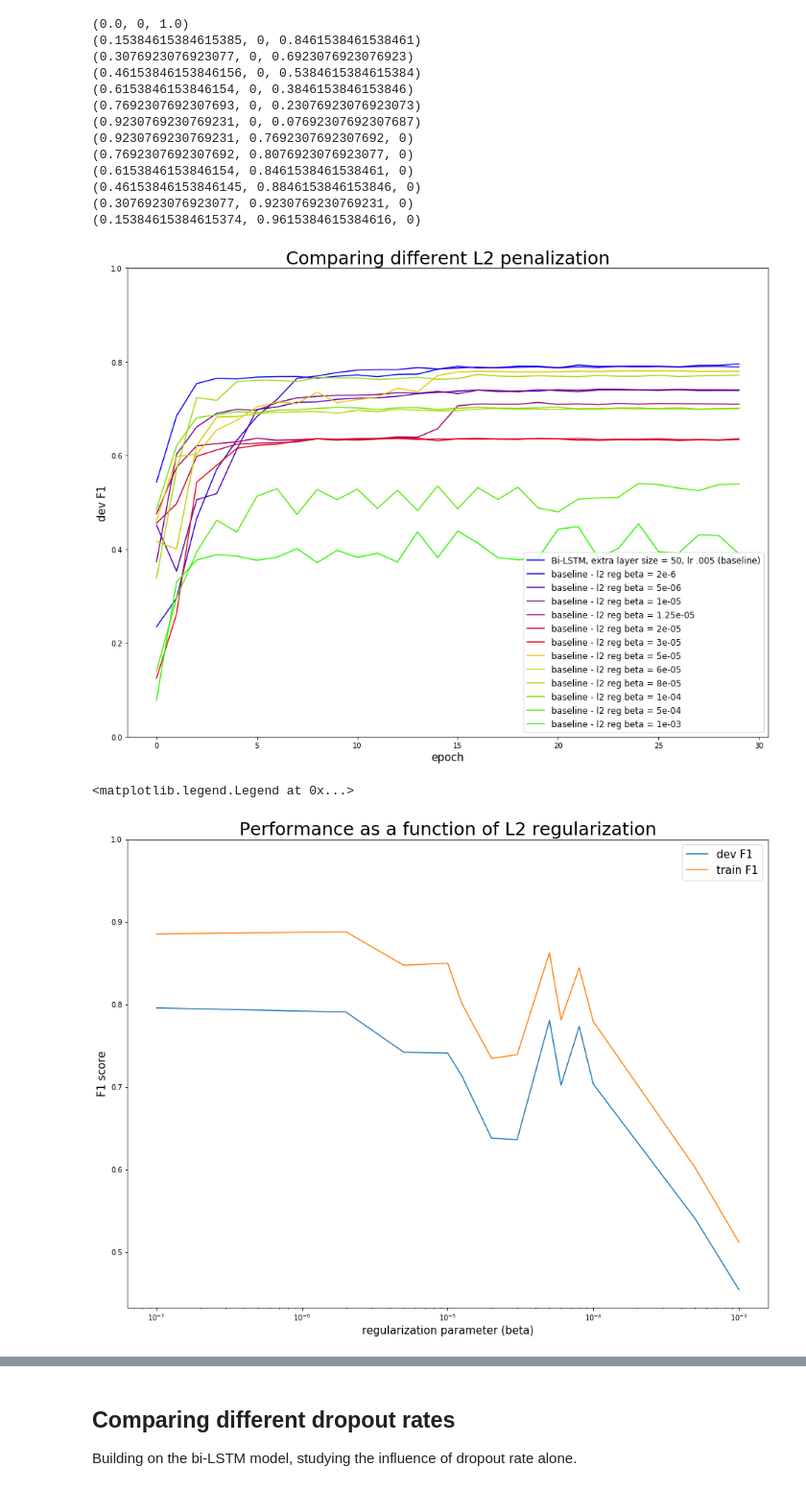
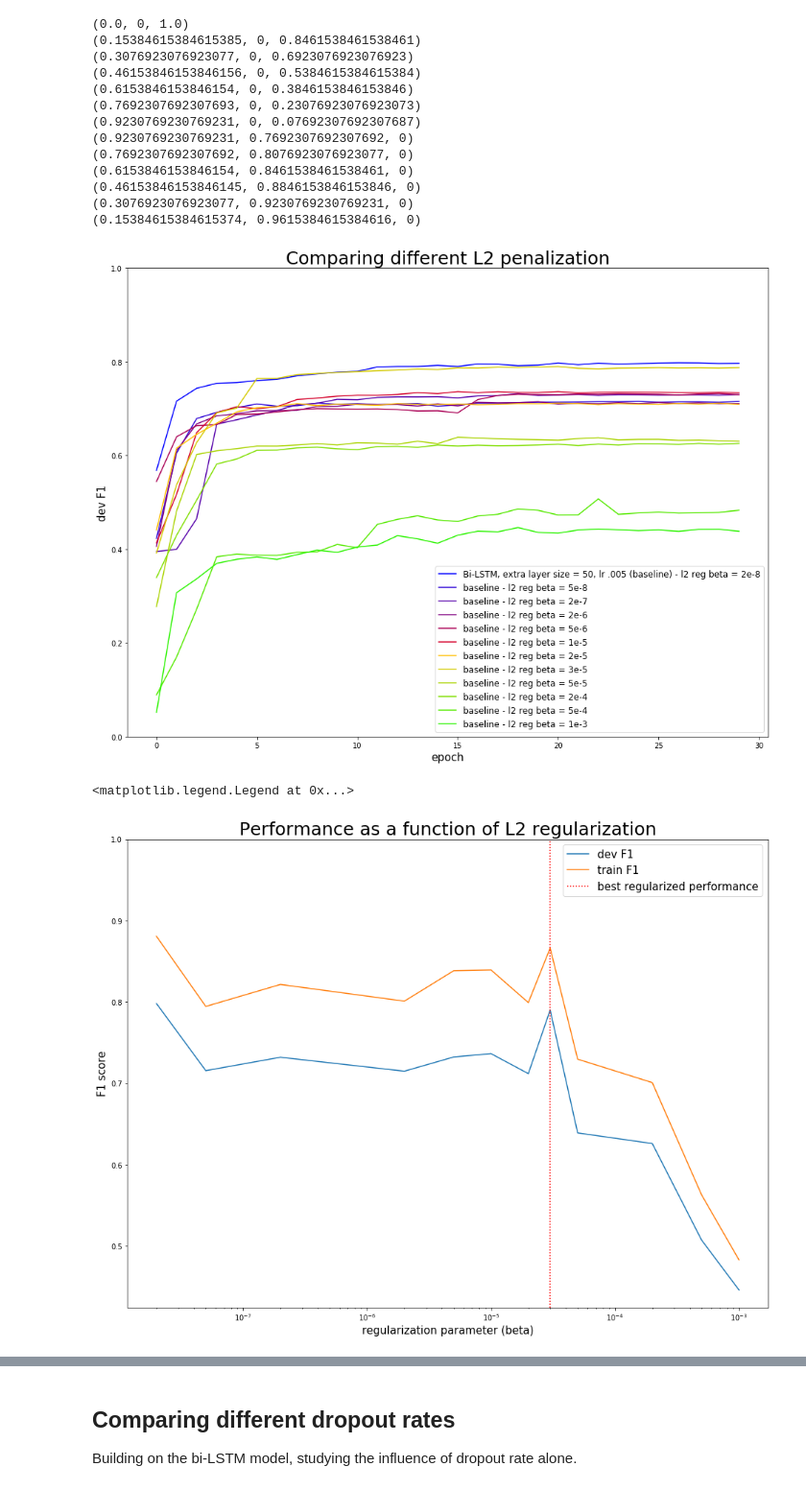
Before and after one commit to vincentbillaut/neuralNER, a Jupyter notebook: notebooks/VisualizeRuns.ipynb, the cells around one changed output, grey strips where cells are left out. Shown at 96% size. Saved outputs shown, nothing was run; the diff lists cells and outputs as text; code cells hidden in the pictures.

```diff
--- a/notebooks/VisualizeRuns.ipynb
+++ b/notebooks/VisualizeRuns.ipynb
@@ -140,18 +140,18 @@ Building on the bi-LSTM model, studying the influence of regularization alone.
 
 # new version
 l2_monitored_runs = [
-    "../results/BiLSTMConfig//",
-    "../results/BiLSTMConfig//",
-    "../results/BiLSTMConfig//",
-    "../results/BiLSTMConfig//",
+    "../results/BiLSTMConfig/20180321_064541-4f0a/",
+    "../results/BiLSTMConfig/20180321_061921-f9df/",
+    "../results/BiLSTMConfig/20180321_055255-fc87/",
+    "../results/BiLSTMConfig/20180321_051010-87f7/",
     "../results/BiLSTMConfig/20180320_234029-7c9a/",
-    "../results/BiLSTMConfig//",
-    "../results/BiLSTMConfig//",
-    "../results/BiLSTMConfig//",
+    "../results/BiLSTMConfig/20180321_042557-bd7a/",
+    "../results/BiLSTMConfig/20180321_034157-f6cf/",
+    "../results/BiLSTMConfig/20180321_025804-fb89/",
     "../results/BiLSTMConfig/20180320_233933-37de/",
-    "../results/BiLSTMConfig//",
-    "../results/BiLSTMConfig//",
-    "../results/BiLSTMConfig//",
+    "../results/BiLSTMConfig/20180321_021414-4d81/",
+    "../results/BiLSTMConfig/20180320_234006-0048/",
+    "../results/BiLSTMConfig/20180321_013004-e360/",
 ]
 
 l2_labels = [
@@ -235,21 +238,23 @@ plt.legend(fontsize=12)
 
 plt.show()
 # %% [output]
-[figure, old version]
+[figure, new version]
 # %%
 # plot of best dev f1 as function of regularization
 
 plt.figure(figsize = (16, 12))
 
 plt.plot([(r.params["l2"] or 1e-7) for r in l2_results],[np.max(r.results_dic["dev_f1.los"]) for r in l2_results],label="dev F1")
 plt.plot([(r.params["l2"] or 1e-7) for r in l2_results],[np.max(r.results_dic["train_f1.los"]) for r in l2_results],label="train F1")
 
+plt.axvline(x=3e-5,color="red",ls=':',label="best regularized performance")
+
 plt.title("Performance as a function of L2 regularization",fontsize=25)
 plt.xscale("log")
 plt.xlabel("regularization parameter (beta)",fontsize=15)
 plt.ylabel("F1 score",fontsize=15)
 plt.ylim(top=1)
 plt.legend(fontsize=15)
 # %% [output]
 <matplotlib.legend.Legend at 0x...>
-[figure, old version]
+[figure, new version]
```
Also changed, not shown: parts of 8 cells of this notebook, 4 other files.
